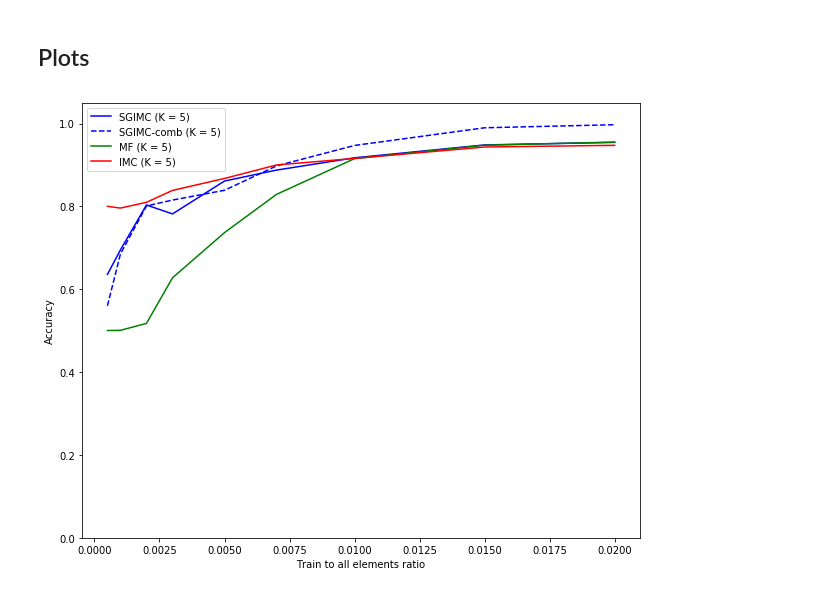
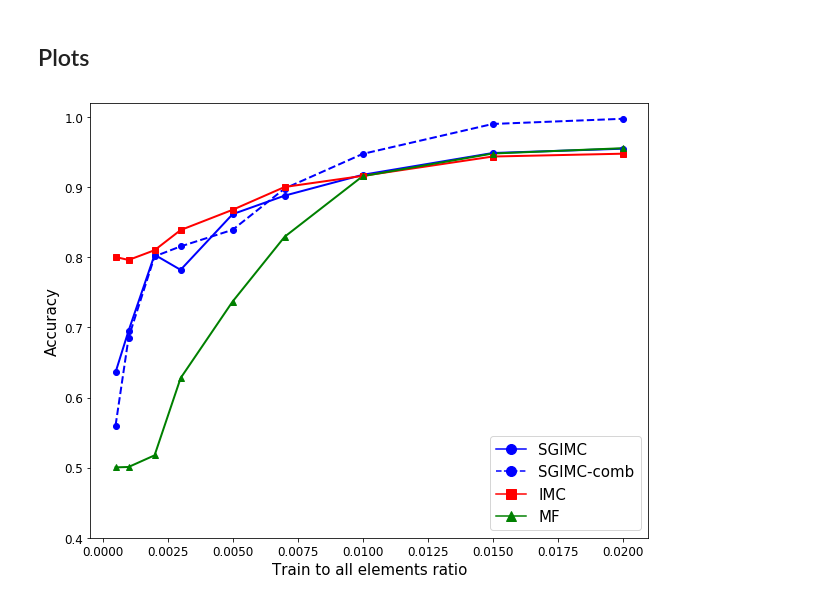
Before and after one commit to premolab/SGIMC, a Jupyter notebook: experiments/Segment.ipynb, the cells around one changed output. Drawn from its saved outputs; the diff is of its cells as text; code cells hidden in the pictures.

Commit message:
updated graphs

```diff
--- a/experiments/Segment.ipynb
+++ b/experiments/Segment.ipynb
@@ -133,22 +131,54 @@ np.save(exp_path + 'results_sgimc_accuracies_comb.npy', accs)
 # %% [markdown]
 ## Plots
 # %%
+exp_path = '/nmnt/x04-hdd/boris_temp/SGIMC_IMC/segment/'
+
+# loading results
 accuracies_sgimc = np.load(exp_path + 'results_sgimc_accuracies.npy')
 accuracies_sgimc_comb = np.load(exp_path + 'results_sgimc_accuracies_comb.npy')
 accuracies_mf = np.load(exp_path + 'results_mf_accuracies.npy')
 accuracies_imc = np.load(exp_path + 'results_imc_accuracies.npy')
 
+
+################################### FIGURE ###################################
 plt.figure(figsize=(10,8))
-plt.plot(elements, accuracies_sgimc, 'b-', label='SGIMC (K = 5)')
-plt.plot(elements, accuracies_sgimc_comb, 'b--', label='SGIMC-comb (K = 5)')
-plt.plot(elements, accuracies_mf, 'g-', label='MF (K = 5)')
-plt.plot(elements, accuracies_imc, 'r-', label='IMC (K = 5)')
-plt.ylim((0,1.05))
 
-plt.xlabel('Train to all elements ratio')
-plt.ylabel('Accuracy')
-plt.legend()
+# lines
+sgimc_line = mlines.Line2D([], [], color='blue', marker='o',
+                           markersize=10, label='SGIMC')
+sgimc_comb_line = mlines.Line2D([], [], color='blue', marker='o', linestyle='--',
+                                markersize=10, label='SGIMC-comb')
+imc_line = mlines.Line2D([], [], color='red', marker='s',
+                         markersize=10, label='IMC')
+mf_line = mlines.Line2D([], [], color='green', marker='^',
+                        markersize=10, label='MF')
+
+
+# curves
+plt.plot(elements, accuracies_sgimc, 'b-', label='SGIMC', linewidth=2)
+plt.plot(elements, accuracies_sgimc_comb, 'b--', label='SGIMC-comb', linewidth=2)
+plt.plot(elements, accuracies_imc, 'r-', label='IMC', linewidth=2)
+plt.plot(elements, accuracies_mf, 'g-', label='MF', linewidth=2)
+
+# dotes
+plt.plot(elements, accuracies_sgimc, 'bo', label='SGIMC', linewidth=2)
+plt.plot(elements, accuracies_sgimc_comb, 'bo', label='SGIMC-comb', linewidth=2)
+plt.plot(elements, accuracies_imc, 'rs', label='IMC', linewidth=2)
+plt.plot(elements, accuracies_mf, 'g^', label='MF', linewidth=2)
+
+# specify axis limits and labels
+plt.ylim((0.4,1.02))
+plt.xlabel('Train to all elements ratio', fontsize=15)
+plt.ylabel('Accuracy', fontsize=15)
+
+# ticks
+plt.xticks(fontsize=12)
+plt.yticks(fontsize=12)
+
+# legend
+plt.legend(handles=[sgimc_line, sgimc_comb_line, imc_line, mf_line], fontsize=15, loc=4)
 
 plt.show()
+# TODO: save as pdf
 # %% [output]
-[figure, old version]
+[figure, new version]
```
Also changed, not shown: parts of 1 cell of this notebook, 5 other files.
